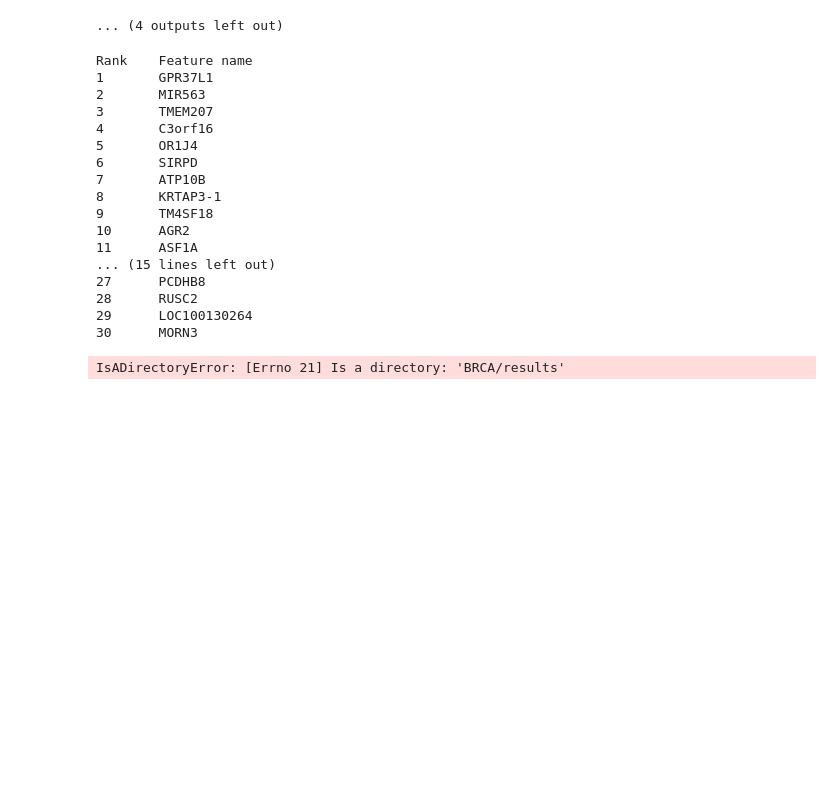
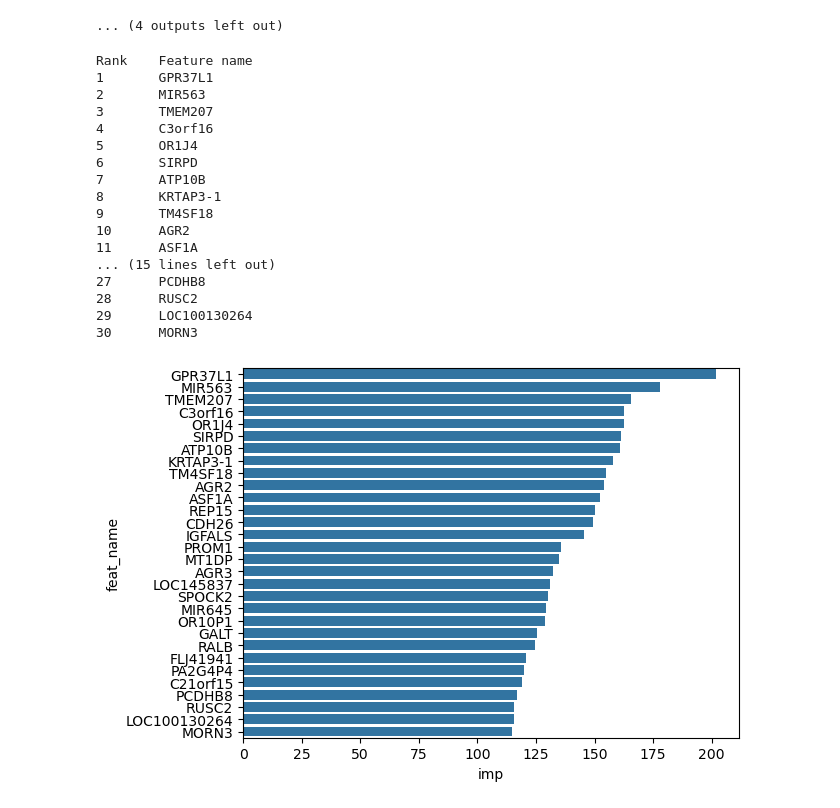
Before and after one commit to tt-eaves/mogonet-lab, a Jupyter notebook: main_mogonet_validation.ipynb, the cells around one changed output. Saved outputs shown, nothing was run; the diff lists cells and outputs as text; code cells hidden in the pictures; blank space fills up the shorter version.

```diff
--- a/main_mogonet_validation.ipynb
+++ b/main_mogonet_validation.ipynb
@@ -165,32 +165,32 @@ if __name__ == "__main__":
 
     featimp_list_list = []
     for rep in range(5):
         featimp_list = cal_feat_imp(data_folder, os.path.join(model_folder, str(rep+1)),
                                     view_list, num_class)
         featimp_list_list.append(copy.deepcopy(featimp_list))
 
     output_dir = os.path.join(data_folder, "results")
 
     df_featimp_top = summarize_imp_feat(featimp_list_list)
-    df_featimp_top.to_csv(output_dir, index=False)
+    df_featimp_top.to_csv(os.path.join(output_dir, "FeatImp.csv"), index=False)
     feat_imp_plot = sns.barplot(data=df_featimp_top, x="imp", y="feat_name")
     feat_imp_plot.get_figure().savefig(os.path.join(output_dir, "Feature_imp_MOGONET.png"))
 # %% [output]
 Rank    Feature name
 1       GPR37L1
 2       MIR563
 3       TMEM207
 4       C3orf16
 5       OR1J4
 6       SIRPD
 7       ATP10B
 8       KRTAP3-1
 9       TM4SF18
 10      AGR2
 11      ASF1A
 ... (15 lines left out)
 27      PCDHB8
 28      RUSC2
 29      LOC100130264
 30      MORN3
-IsADirectoryError: [Errno 21] Is a directory: 'BRCA/results'
+[figure, added]
```
Also changed, not shown: 2 other files.
